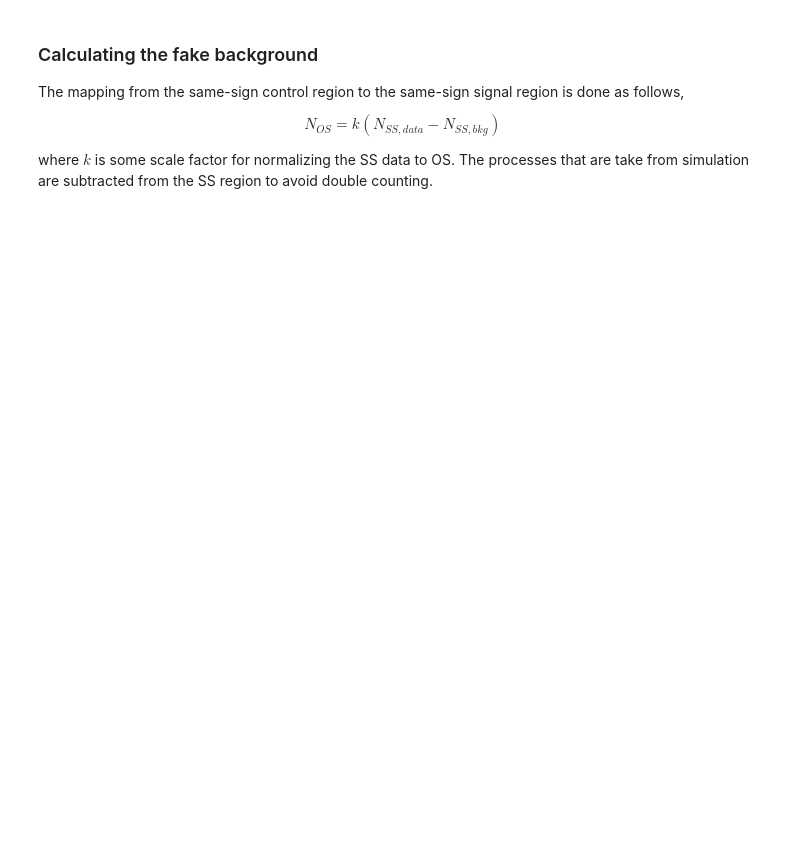
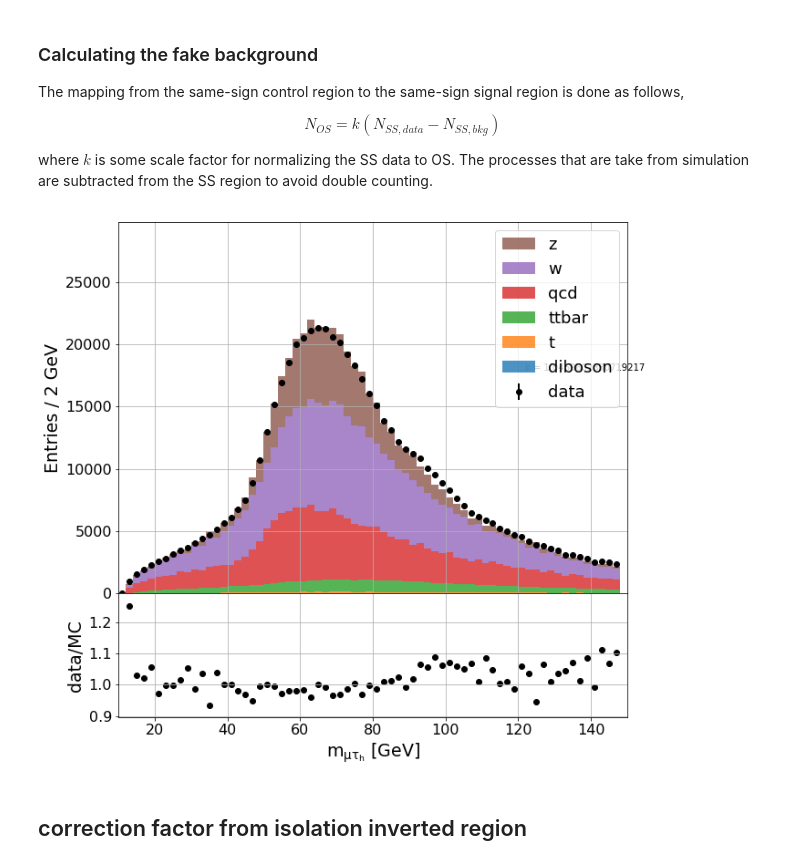
Before and after one commit to NWUHEP/analysis-tools, a Jupyter notebook: notebooks/ltau_ss_fake.ipynb, the cells around one changed output. Drawn from its saved outputs; the diff is of its cells as text; code cells hidden in the pictures; blank space fills up the shorter version.

```diff
--- a/notebooks/ltau_ss_fake.ipynb
+++ b/notebooks/ltau_ss_fake.ipynb
@@ -148,35 +161,36 @@ fig, axes = plt.subplots(2, 1, figsize=(10, 10), facecolor='white', gridspec_kw=
 fig.subplots_adjust(hspace=0)
 
 var = 'dilepton1_mass'
-nbins = 70
-bin_range = (10, 150)
+bins = np.arange(10, 150, 2)
 
 ax = axes[0]
-x, y, yerr = pt.hist_to_errorbar(df_data_os[var], nbins=nbins, xlim=bin_range)
+x, y, yerr = pt.hist_to_errorbar(df_data_os[var], bins=bins)
 eb = ax.errorbar(x, y, yerr, fmt='ko', capsize=0, elinewidth=2)
 h_mc, _, _ = ax.hist([df_vv_os[var], df_top_os[var], df_ttbar_os[var], df_qcd[var], df_w_os[var], df_z_os[var]],
-                     bins=nbins, range=bin_range,
+                     bins=bins,
                      histtype='stepfilled',
                      alpha=0.8,
                      stacked=True,
                      weights=[df_vv_os['weight'], df_top_os['weight'], df_ttbar_os['weight'], df_qcd['weight'], df_w_os['weight'], df_z_os['weight']])
 
 ax.legend(['z', 'w', 'qcd', 'ttbar', 't', 'diboson', 'data'])
 ax.text(0.8, 0.6, f'k = {k}', transform = ax.transAxes)
 ax.grid()
 ax.set_ylim(0, 1.4*y.max())
 ax.set_ylabel(f'Entries / {(bin_range[1]-bin_range[0])/nbins:.0f} GeV')
 ax.set_yscale('linear')
 
 ax = axes[1]
-r = y-h_mc[-1]
+r = y/h_mc[-1]
 ax.scatter(x, r, marker='o', c='k')
 ax.grid()
 ax.set_xlim(bin_range)
 #ax.set_ylim(0.75, 1.49)
 #ax.set_xlabel(r'$\sf p_{T,\tau_{h}}$ [GeV]')
 ax.set_xlabel(r'$\sf m_{\mu\tau_{h}}$ [GeV]')
 ax.set_ylabel('data/MC')
 
 plt.savefig(f'plots/{selection}_{var}.pdf')
 plt.show()
+# %% [output]
+[figure, added]
@@ -191,0 +197,2 @@ plt.show()
+# %% [markdown]
+## correction factor from isolation inverted region
```
Also changed, not shown: parts of 6 cells of this notebook, 7 other files.
